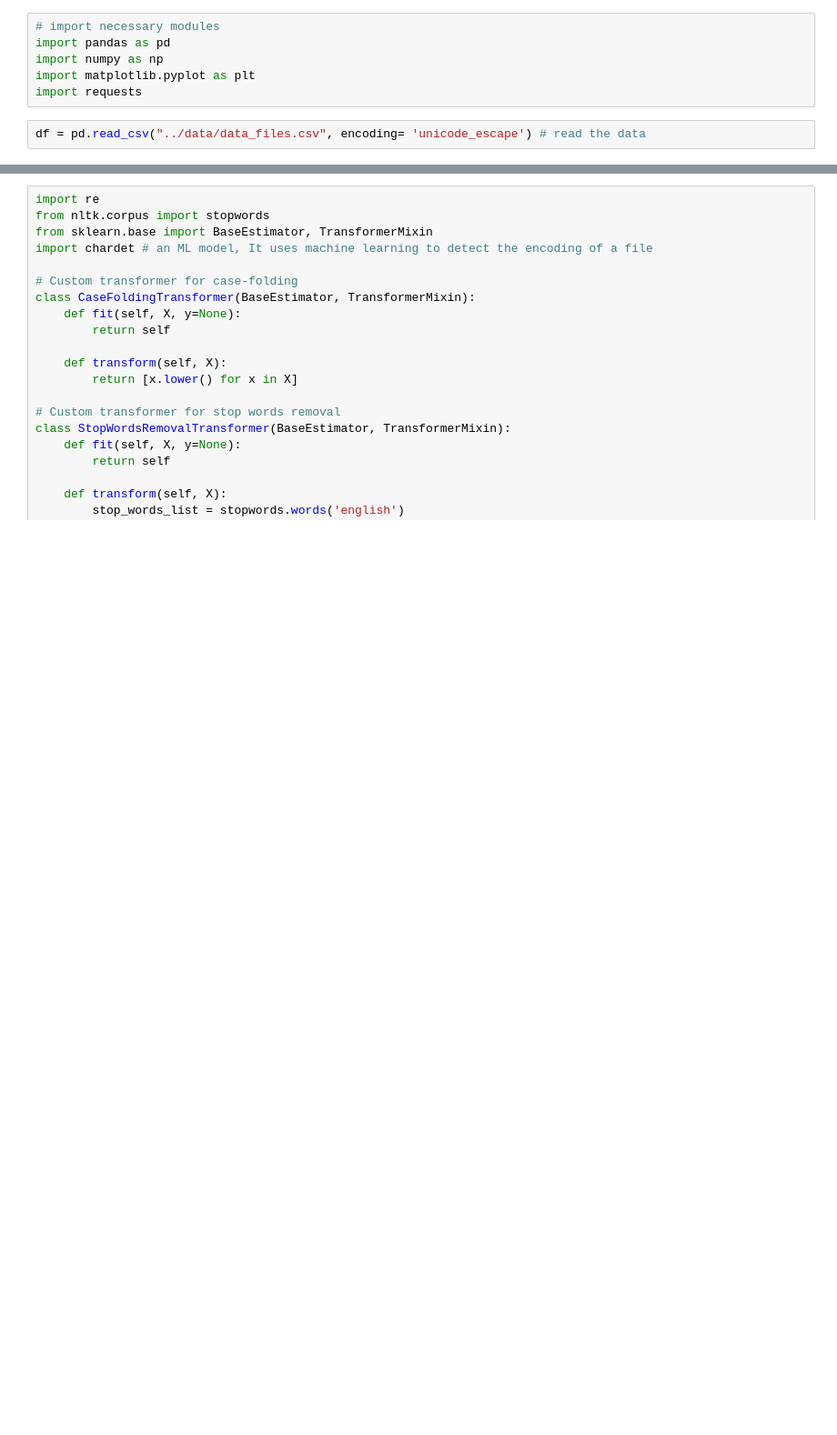
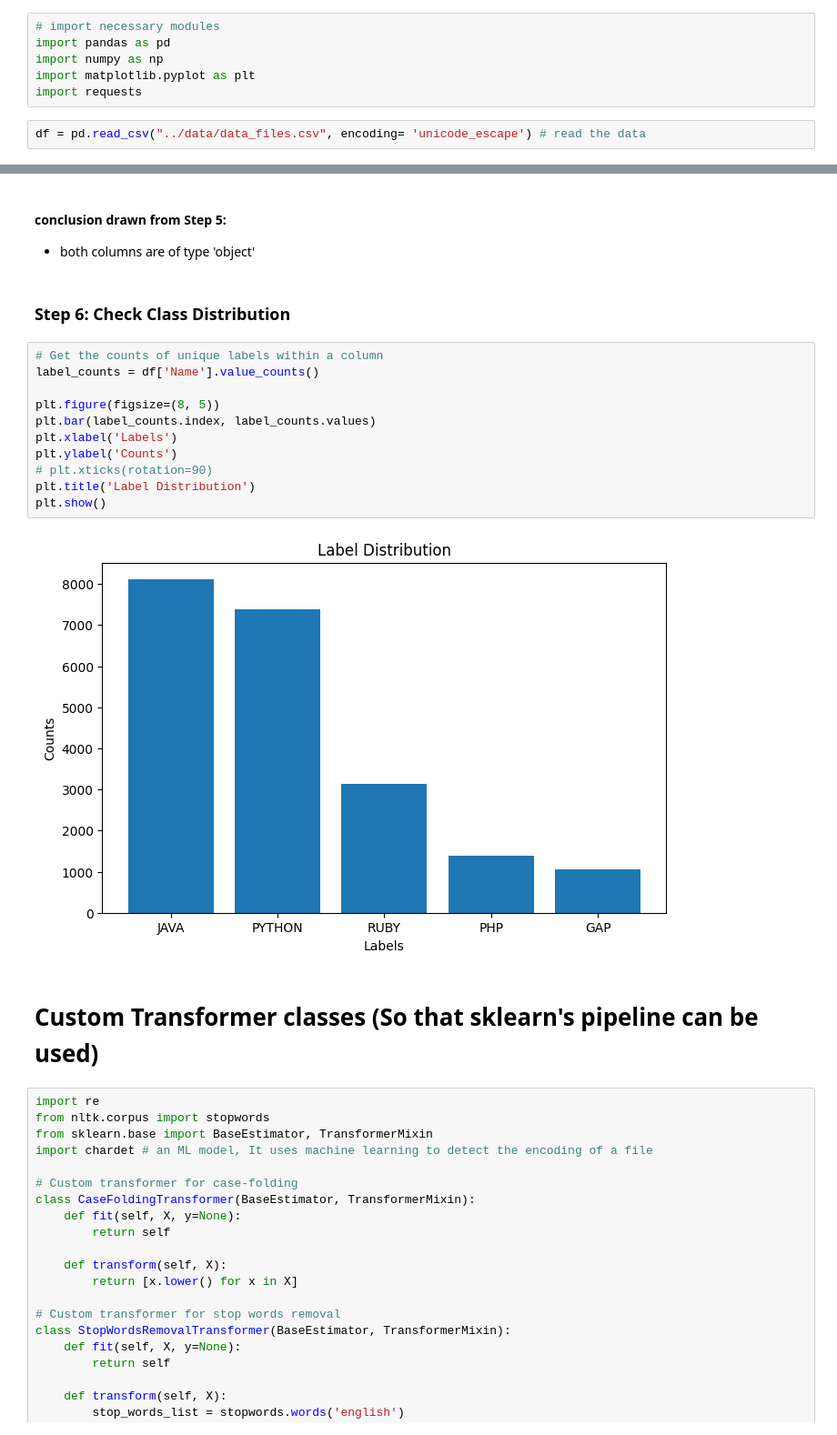
Before and after one commit to kiranbaby14/Analysis-of-GAP-programming-practices-on-GitHub, a Jupyter notebook: notebooks/NLP_preprocessing.ipynb, the cells around one changed output, grey strips where cells are left out. Shown at 91% size. Cells and saved outputs as stored; diff of their text form; blank space fills up the shorter version.

```diff
--- a/notebooks/NLP_preprocessing.ipynb
+++ b/notebooks/NLP_preprocessing.ipynb
@@ -9,3 +56,23 @@ df = pd.read_csv("../data/data_files.csv", encoding= 'unicode_escape') # read th
+# %% [markdown]
+#### conclusion drawn from Step 5:
+- both columns are of type 'object'
+# %% [markdown]
+### Step 6: Check Class Distribution
+# %%
+# Get the counts of unique labels within a column
+label_counts = df['Name'].value_counts()
+
+plt.figure(figsize=(8, 5))
+plt.bar(label_counts.index, label_counts.values)
+plt.xlabel('Labels')
+plt.ylabel('Counts')
+# plt.xticks(rotation=90)
+plt.title('Label Distribution')
+plt.show()
+# %% [output]
+[figure, added]
+# %% [markdown]
+# Custom Transformer classes (So that sklearn's pipeline can be used)
 # %%
 import re
 from nltk.corpus import stopwords
```
Also changed, not shown: parts of 32 cells of this notebook.
